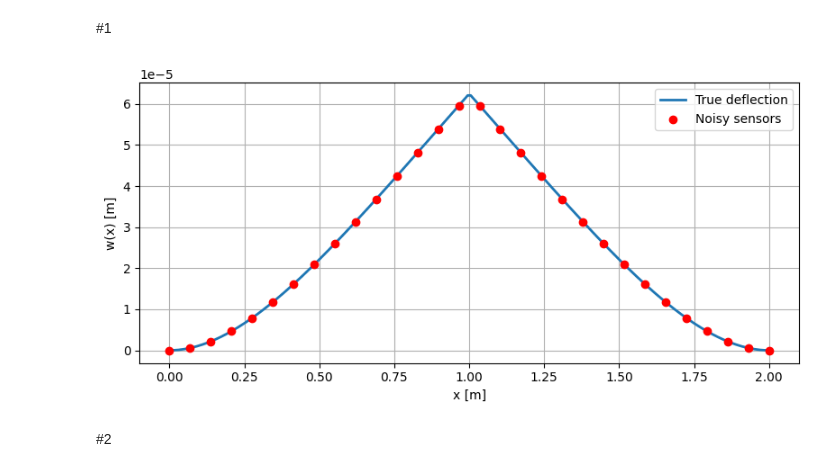
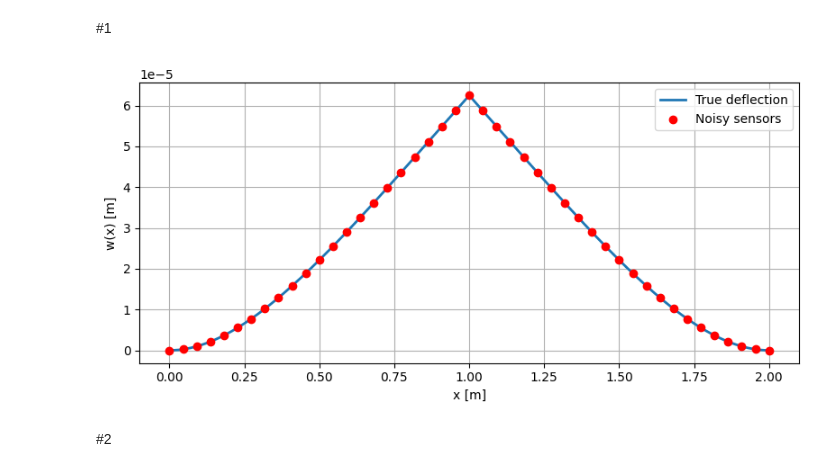
Before and after one commit to ShiyuanDengg/2D-Wall, a Jupyter notebook: 1D/1D Beam NeRF Combined DISCRETE.ipynb, the cells around one changed output. Saved outputs shown, nothing was run; the diff lists cells and outputs as text; code cells hidden in the pictures.

```diff
--- a/1D/1D Beam NeRF Combined DISCRETE.ipynb
+++ b/1D/1D Beam NeRF Combined DISCRETE.ipynb
@@ -79,33 +79,33 @@ def get_collocation_points(x_sensors, pred_hinge_loc, colloc_width, colloc_densi
 # %%
 x_full = np.linspace(0, L, 200)
 
 w_true = w(x_full, L, Q)
 w_true = w_udl_hinge(x_full, hinge_loc, L, Q)
 #w_true = w(x_full, L, Q)
 
-x_sensors = np.linspace(0, L, 30)
+x_sensors = np.linspace(0, L, 45)
 w_sensors_clean = w_udl_hinge(x_sensors, hinge_loc, L, Q)
 #w_sensors_clean = w(x_sensors, L, Q)
 w_sensors = w_sensors_clean
 
 if Noise:
   np.random.seed(42)
   noise_std = 0.05 * np.max(w_sensors_clean)
   noise = np.random.normal(0, noise_std, size=w_sensors_clean.shape)
   w_sensors += noise
 
 # Plot
 plt.figure(figsize=(8, 4))
 plt.plot(x_full, w_true, label="True deflection", linewidth=2)
 plt.scatter(x_sensors, w_sensors, color='red', label="Noisy sensors", zorder=3)
 plt.xlabel("x [m]")
 plt.ylabel("w(x) [m]")
 plt.legend()
 plt.grid(True)
 plt.tight_layout()
 plt.show()
 # %% [output]
-[figure, old version]
+[figure, new version]
 # %% [markdown]
 #2
 # %%
```
Also changed, not shown: parts of 11 cells of this notebook, 3 other files.
